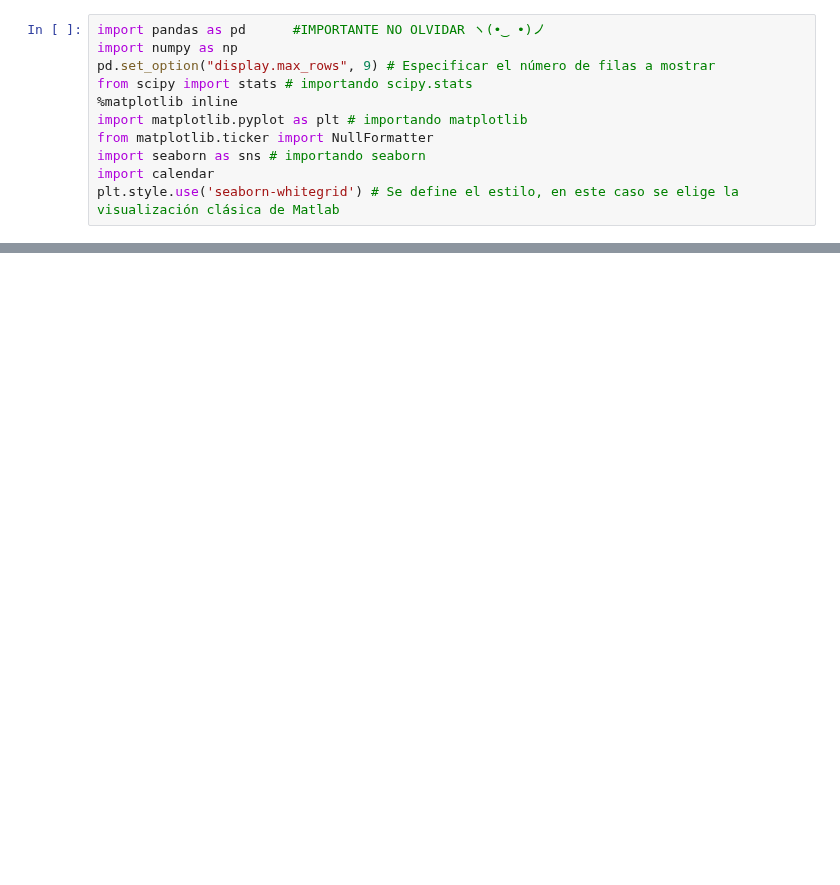
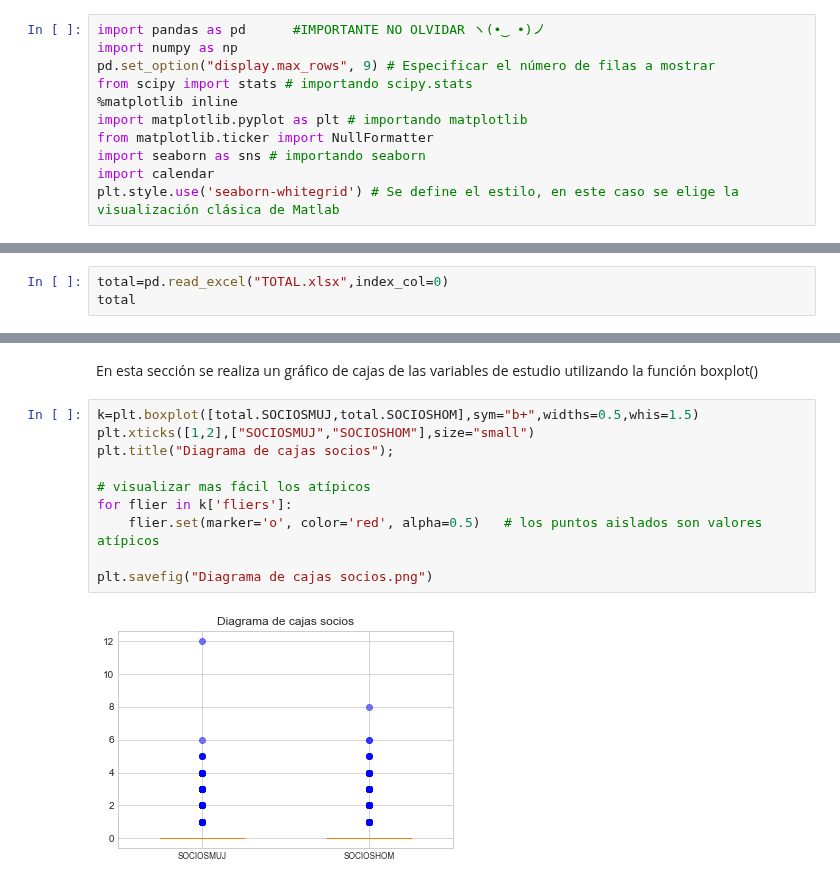
Before and after one commit to KatherinAcosta/Proyecto2018, a Jupyter notebook: 4. Datos atípicos.ipynb, the cells around one changed output, grey strips where cells are left out. Saved outputs shown, nothing was run; the diff lists cells and outputs as text; blank space fills up the shorter version.

```diff
--- a/4. Datos atípicos.ipynb
+++ b/4. Datos atípicos.ipynb
@@ -15,0 +15,3 @@ Los diagramas de cajas son una presentación visual que describe varias caracter
+# %%
+total=pd.read_excel("TOTAL.xlsx",index_col=0)
+total
@@ -15,0 +31,14 @@ Los diagramas de cajas son una presentación visual que describe varias caracter
+# %% [markdown]
+En esta sección se realiza un gráfico de cajas de las variables de estudio utilizando la función boxplot()
+# %%
+k=plt.boxplot([total.SOCIOSMUJ,total.SOCIOSHOM],sym="b+",widths=0.5,whis=1.5)
+plt.xticks([1,2],["SOCIOSMUJ","SOCIOSHOM"],size="small")
+plt.title("Diagrama de cajas socios");
+
+# visualizar mas fácil los atípicos
+for flier in k['fliers']:
+    flier.set(marker='o', color='red', alpha=0.5)   # los puntos aislados son valores atípicos
+
+plt.savefig("Diagrama de cajas socios.png")
+# %% [output]
+[figure, added]
```
Also changed, not shown: parts of 27 cells of this notebook, 2 other files.
